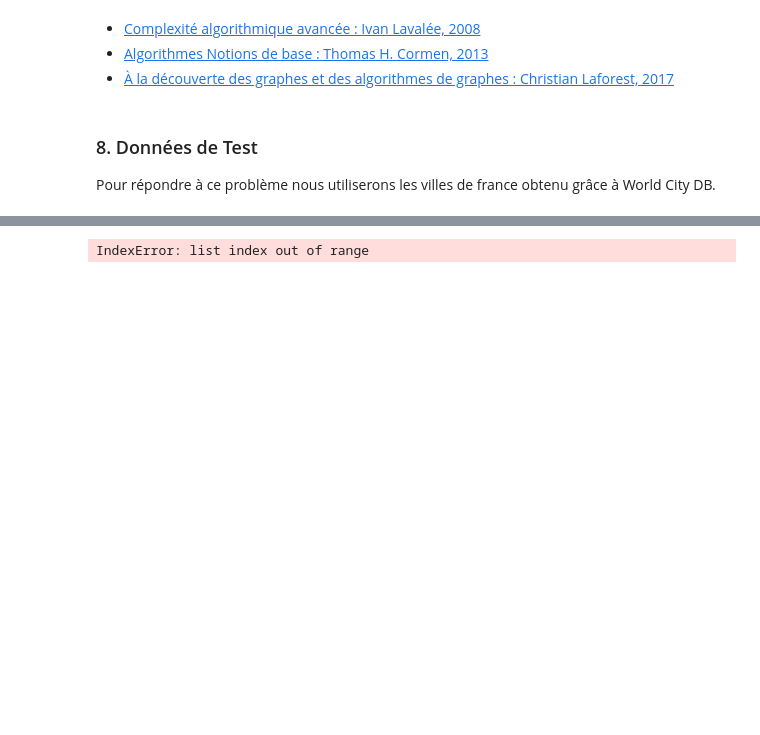
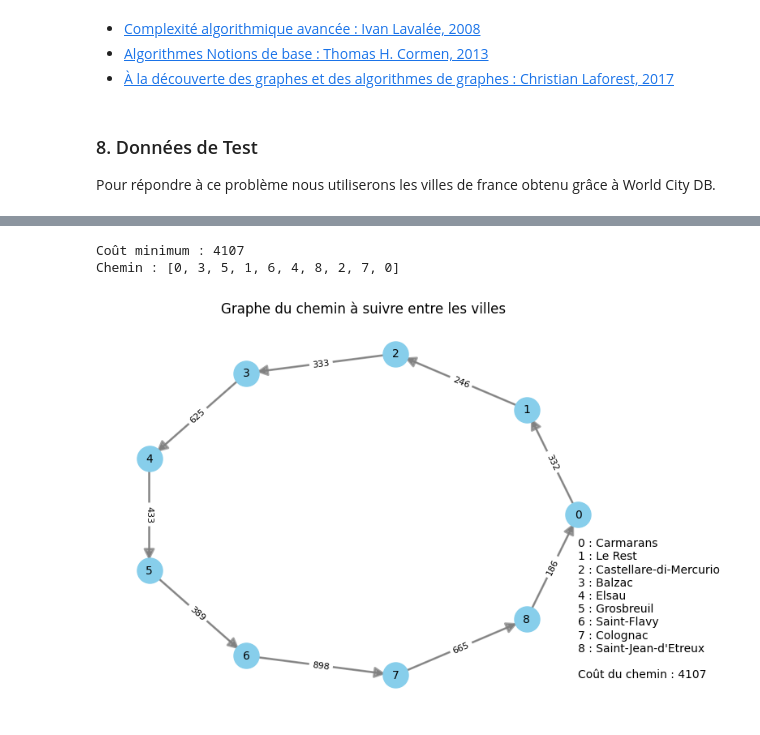
Before and after one commit to noiia/BLOC_RECHERCHE_OPERATIONNELLE, a Jupyter notebook: cahier_charges.ipynb, the cells around one changed output, grey strips where cells are left out. Cells and saved outputs as stored; diff of their text form; code cells hidden in the pictures; blank space fills up the shorter version.

Commit message:
[IMP] fix on held-karp algorithm, refacor of graph generation, based now on matrix data, creation of oriented graph generator to graphicaly output paths

```diff
--- a/cahier_charges.ipynb
+++ b/cahier_charges.ipynb
@@ -205,7 +205,7 @@ def GenerateCityMapFromCSV(size):
             city_map[city] = (lat,lon)
     return city_map
 
-Cities = GenerateCityMapFromCSV(6)
+Cities = GenerateCityMapFromCSV(10)
 # %%
 def calculate_travel_time(departure_city, arrival_city, city_map, mode, osrm_link, params):
     """
@@ -380,10 +305,10 @@ params = {
     "overview": "false",
     "alternatives": "false",
     }
-matrix = matrix_generation(Cities, "driving", link, params)
+# matrix = matrix_generation(Cities, "driving", link, params)
 printable_matrix = matrix_generation(Cities, "driving", link, params, True)
 print("\n\nListes [durée (s), distance (km)]\n\n" + tabulate(printable_matrix, headers=Cities, showindex=Cities, tablefmt="fancy_grid"))
-#print("\n\nListes [durée (s), distance (km)]\n\n" + tabulate(matrix_generation(Cities, "driving", link, params, True), headers=Cities, showindex=Cities, tablefmt="fancy_grid") )
+print(printable_matrix)
 # %% [output]
 Listes [durée (s), distance (km)]
 
@@ -403,53 +427,54 @@ Listes [durée (s), distance (km)]
 # %%
 import itertools
 
-def held_karp(dist):
-    """
-    Implémentation de l'algorithme de Held-Karp pour le TSP.
-    :param dist: Matrice de distances (n x n)
-    :return: (coût minimal, chemin optimal)
-    """
+def held_karp(dist, start=0):
+
     n = len(dist)
     C = {}
 
-    # Étape 1 : Initialisation
-    for k in range(1, n):
-        C[(frozenset([0, k]), k)] = (dist[0][k], [0, k])
+    for k in range(n):
+        if k == start:
+            continue
+        C[(frozenset([start, k]), k)] = (dist[start][k][1], [start, k])
 
-    # Étape 2 : Programmation dynamique
     for subset_size in range(2, n):
-        for subset in itertools.combinations(range(1, n), subset_size):
-            S = frozenset((0,) + subset)
+        for subset in itertools.combinations([i for i in range(n) if i != start], subset_size):
+            S = frozenset((start,) + subset)
             for j in subset:
                 prev_subset = S - {j}
                 min_cost = float('inf')
                 min_path = []
 
                 for k in subset:
                     if k == j:
                         continue
-                    prev_cost, prev_path = C[(prev_subset, k)]
-                    cost = prev_cost + dist[k][j]
+                    prev_cost, prev_path = C.get((prev_subset, k), (float('inf'), []))
+                    cost = prev_cost + dist[k][j][1]
                     if cost < min_cost:
                         min_cost = cost
                         min_path = prev_path + [j]
 
                 C[(S, j)] = (min_cost, min_path)
 
-    # Étape 3 : Retour à la ville de départ (ville 0)
     full_set = frozenset(range(n))
     min_cost = float('inf')
     min_path = []
 
-    for k in range(1, n):
+    for k in range(n):
+        if k == start:
+            continue
         cost, path = C[(full_set, k)]
-        total_cost = cost + dist[k][0]
+        total_cost = cost + dist[k][start][1]
         if total_cost < min_cost:
             min_cost = total_cost
-            min_path = path + [0]
+            min_path = path + [start]
 
     return min_cost, min_path
 
-print(held_karp(matrix))
+min_cost, path = held_karp(printable_matrix, start=0)
+print(f"Coût minimum : {min_cost}\nChemin : {path}")
+generate_hamiltonian_graph(path, min_cost, printable_matrix, Cities)
 # %% [output]
-IndexError: list index out of range
+Coût minimum : 4107
+Chemin : [0, 3, 5, 1, 6, 4, 8, 2, 7, 0]
+[figure, added]
```
Also changed, not shown: parts of 4 cells of this notebook, 1 other file.
